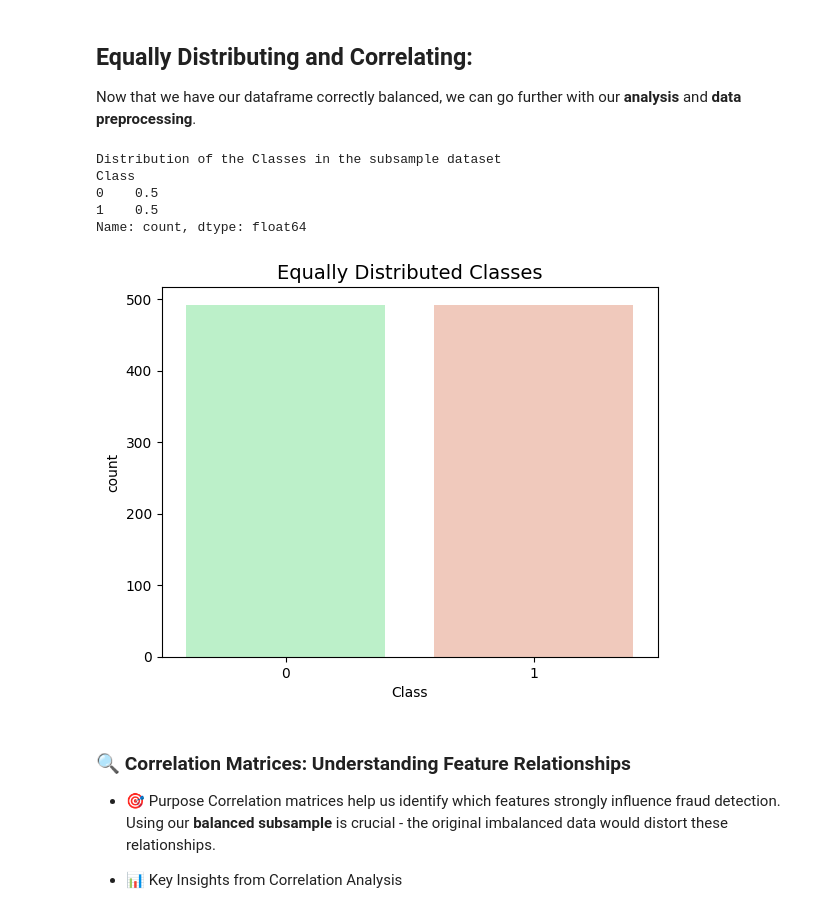
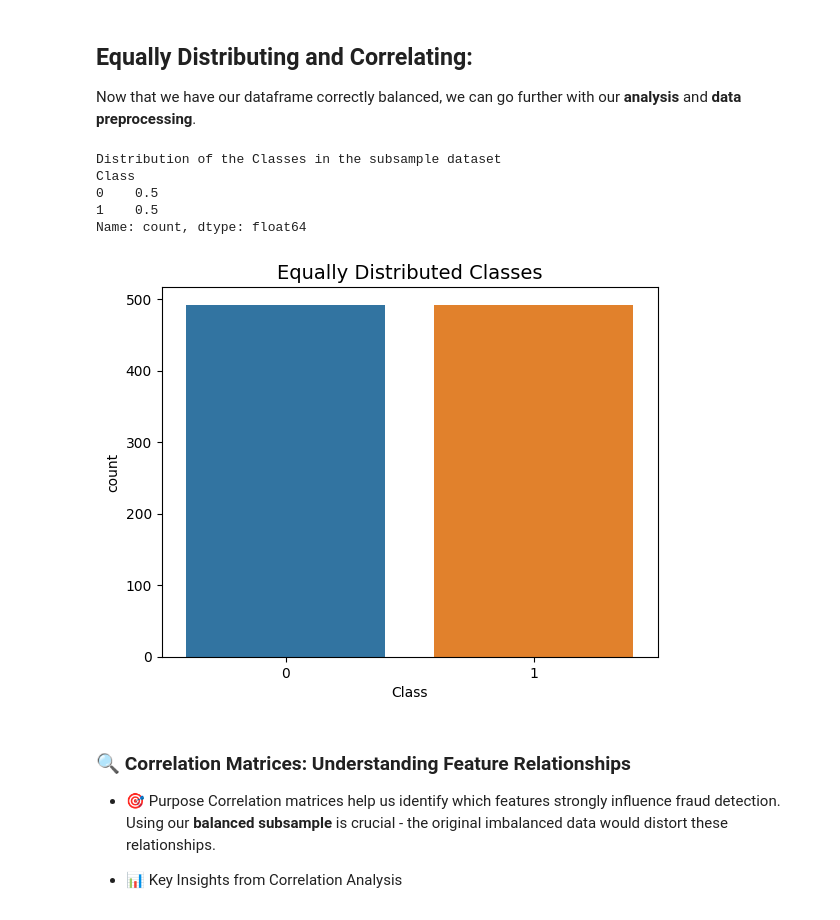
Before and after one commit to jacopomartellotto/QML_Anomaly_Detection, a Jupyter notebook: PreProcessing and Classical ML.ipynb, the cells around one changed output. Saved outputs shown, nothing was run; the diff lists cells and outputs as text; code cells hidden in the pictures.

```diff
--- a/PreProcessing and Classical ML.ipynb
+++ b/PreProcessing and Classical ML.ipynb
@@ -335,18 +326,19 @@ new_df.head()
 <a id="correlating"></a>
 Now that we have our dataframe correctly balanced, we can go further with our <b>analysis</b> and <b>data preprocessing</b>.
 # %%
+colors = ['#1f77b4', '#ff7f0e']  # Example: blue for class 0, orange for class 1
 print('Distribution of the Classes in the subsample dataset')
 print(new_df['Class'].value_counts()/len(new_df))
 sns.countplot(x='Class', data=new_df, palette=colors)
 plt.title('Equally Distributed Classes', fontsize=14)
 plt.show()
 # %% [output]
 Distribution of the Classes in the subsample dataset
 Class
 0    0.5
 1    0.5
 Name: count, dtype: float64
-[figure, old version]
+[figure, new version]
 # %% [markdown]
 ### 🔍 Correlation Matrices: Understanding Feature Relationships
 
```
Also changed, not shown: parts of 47 cells of this notebook.
